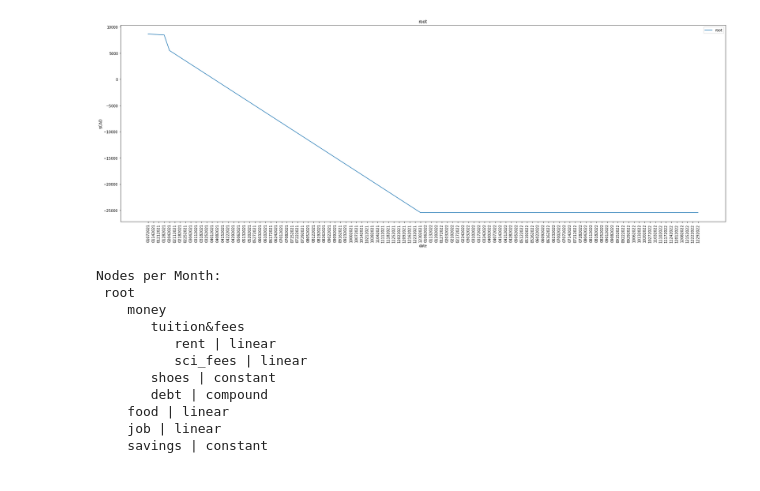
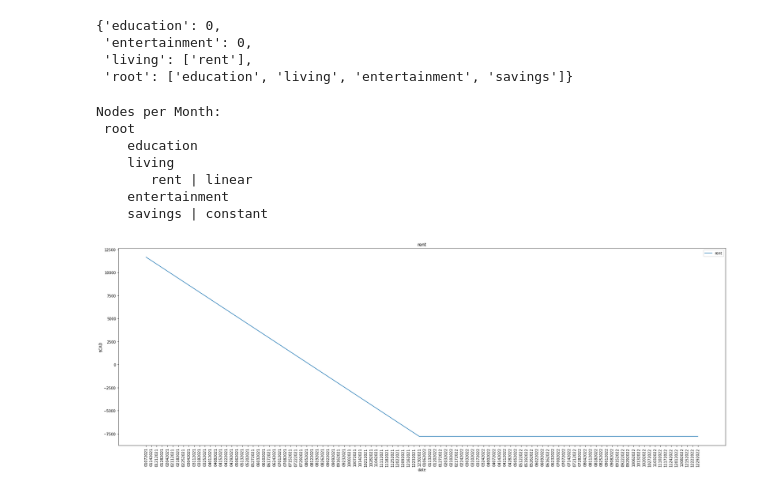
Before and after one commit to mxpoch/PCF, a Jupyter notebook: PCF.ipynb, the cells around one changed output. Cells and saved outputs as stored; diff of their text form; code cells hidden in the pictures.

```diff
--- a/PCF.ipynb
+++ b/PCF.ipynb
@@ -86,6 +86,7 @@ class CashFlow:
                 if timeframe != -1: currentsum[0] += round(self.calculaterate(name, timeframe), 2)
             return
 
+        if type(self.indexdict[name]) == int: return
         for next in self.indexdict[name]:
             self.sum_all_worker(next, currentsum, date)
 
@@ -103,7 +104,10 @@ class CashFlow:
             return
         print("   "*recurdepth, name)
         for next in self.indexdict[name]:
-            self.pretty_worker(next, recurdepth+1)
+            try:
+                self.pretty_worker(next, recurdepth+1)
+            except TypeError:
+                pass
 
     def displaycosts(self):
         print('Nodes per Month:')
@@ -192,18 +193,24 @@ CF = CashFlow(gc, gsheet)
-# %%
-CF.visualize_range(['root'], '01012021', '12312022', 7)
-# %% [output]
-[figure, removed]
+# %%
+gsheet = 'INSERT GOOGLE SHEET LINK HERE'
+CF = CashFlow(gc, gsheet)
+# %%
+CF.indexdict
+# %% [output]
+{'education': 0,
+ 'entertainment': 0,
+ 'living': ['rent'],
+ 'root': ['education', 'living', 'entertainment', 'savings']}
 # %%
 CF.displaycosts()
 # %% [output]
 Nodes per Month:
  root
-    money
-       tuition&fees
-          rent | linear
-          sci_fees | linear
-       shoes | constant
-       debt | compound
-    food | linear
-    job | linear
+    education
+    living
+       rent | linear
+    entertainment
     savings | constant
+# %%
+CF.visualize_range(['rent'], '01012021', '12312022', 7)
+# %% [output]
+[figure, added]
```
Also changed, not shown: parts of 1 cell of this notebook.
